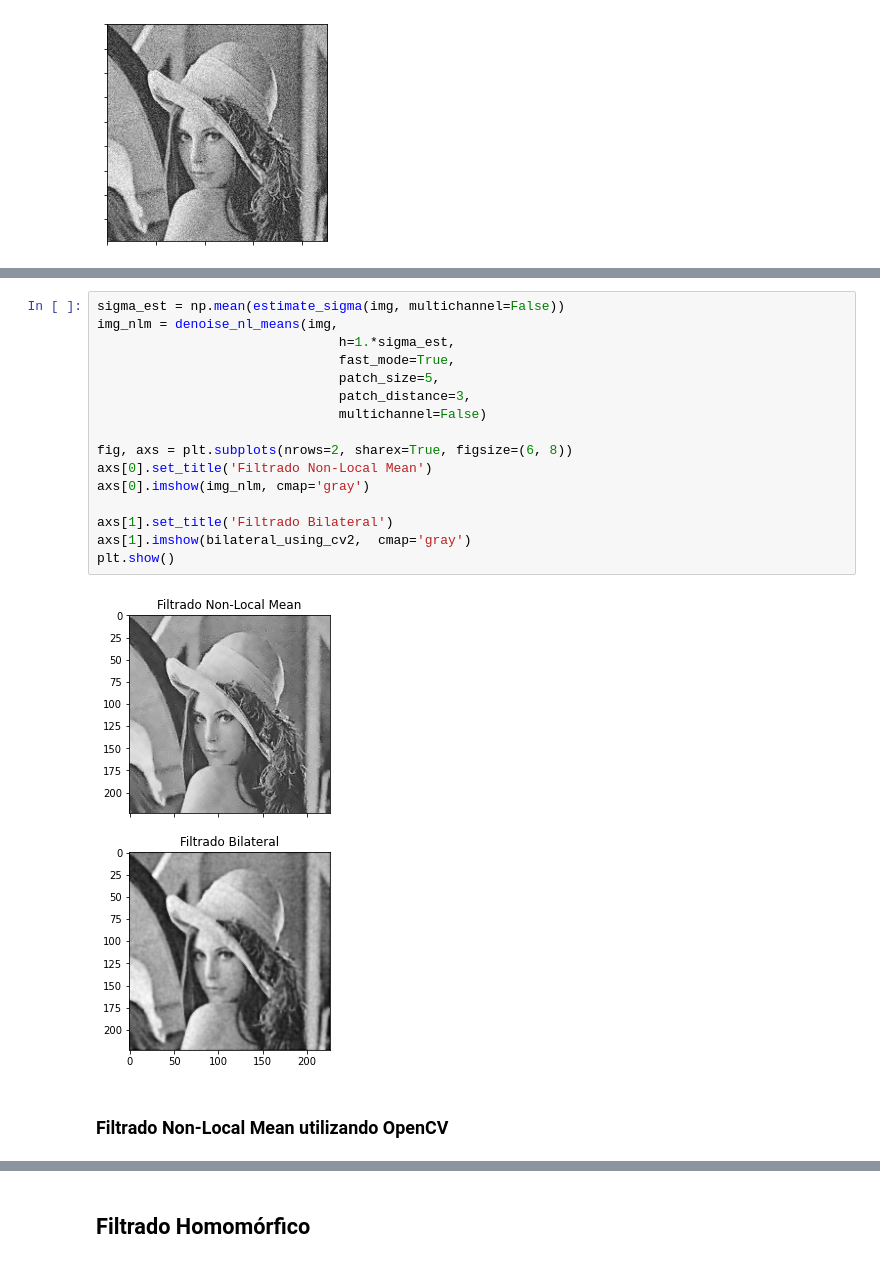
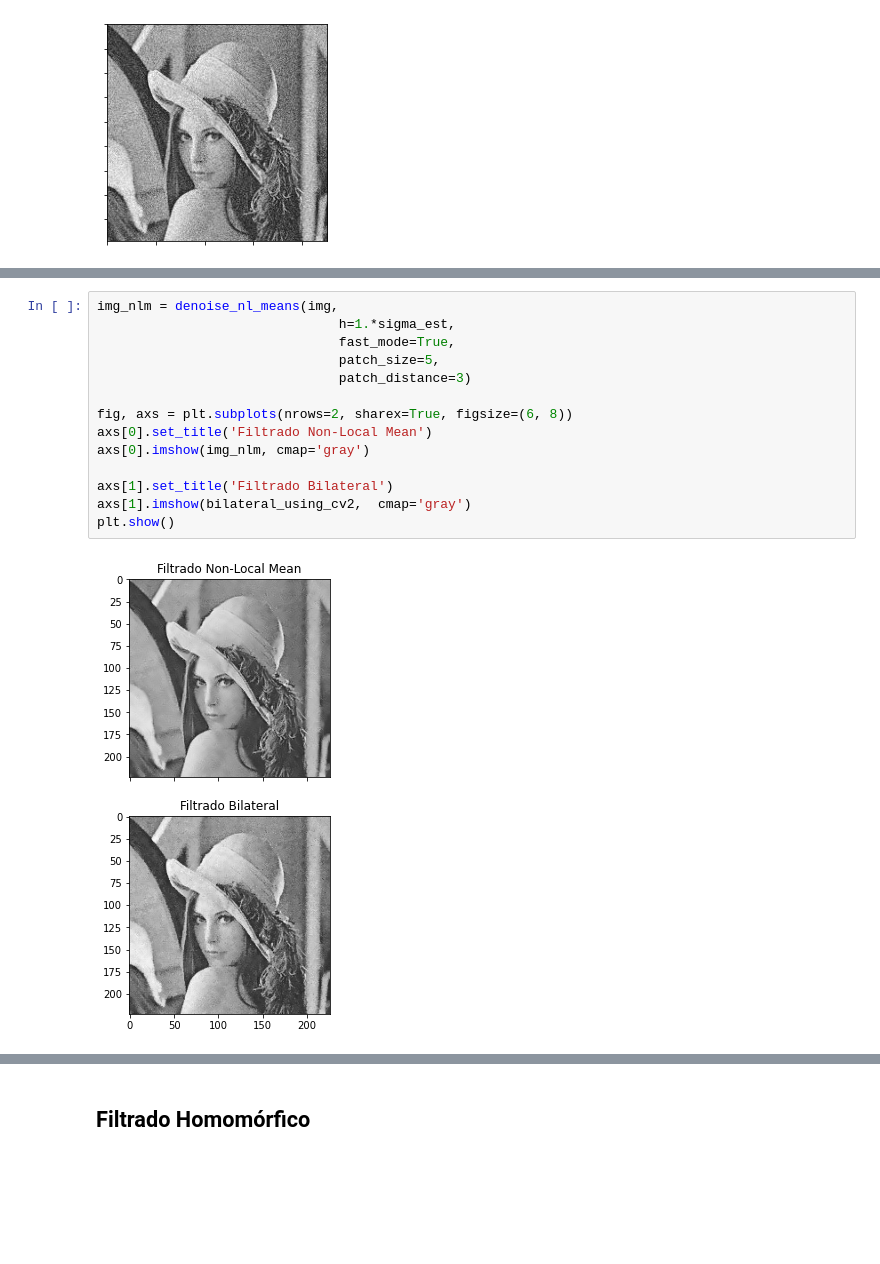
Before and after one commit to slopezRedfox/Filtrado-Ruido-No-Trivial, a Jupyter notebook: Filtrado.ipynb, the cells around one changed output, grey strips where cells are left out. Saved outputs shown, nothing was run; the diff lists cells and outputs as text; blank space fills up the shorter version.

```diff
--- a/Filtrado.ipynb
+++ b/Filtrado.ipynb
@@ -148,20 +190,16 @@ plt.gca().axes.xaxis.set_ticklabels([])
 # %%
-sigma_est = np.mean(estimate_sigma(img, multichannel=False))
 img_nlm = denoise_nl_means(img,
                                h=1.*sigma_est,
                                fast_mode=True,
                                patch_size=5,
-                               patch_distance=3,
-                               multichannel=False)
+                               patch_distance=3)
 
 fig, axs = plt.subplots(nrows=2, sharex=True, figsize=(6, 8))
 axs[0].set_title('Filtrado Non-Local Mean')
 axs[0].imshow(img_nlm, cmap='gray')
 
 axs[1].set_title('Filtrado Bilateral')
 axs[1].imshow(bilateral_using_cv2,  cmap='gray')
 plt.show()
 # %% [output]
-[figure, old version]
+[figure, new version]
-# %% [markdown]
-### Filtrado Non-Local Mean utilizando OpenCV
```
Also changed, not shown: parts of 10 cells of this notebook, 1 other file.
